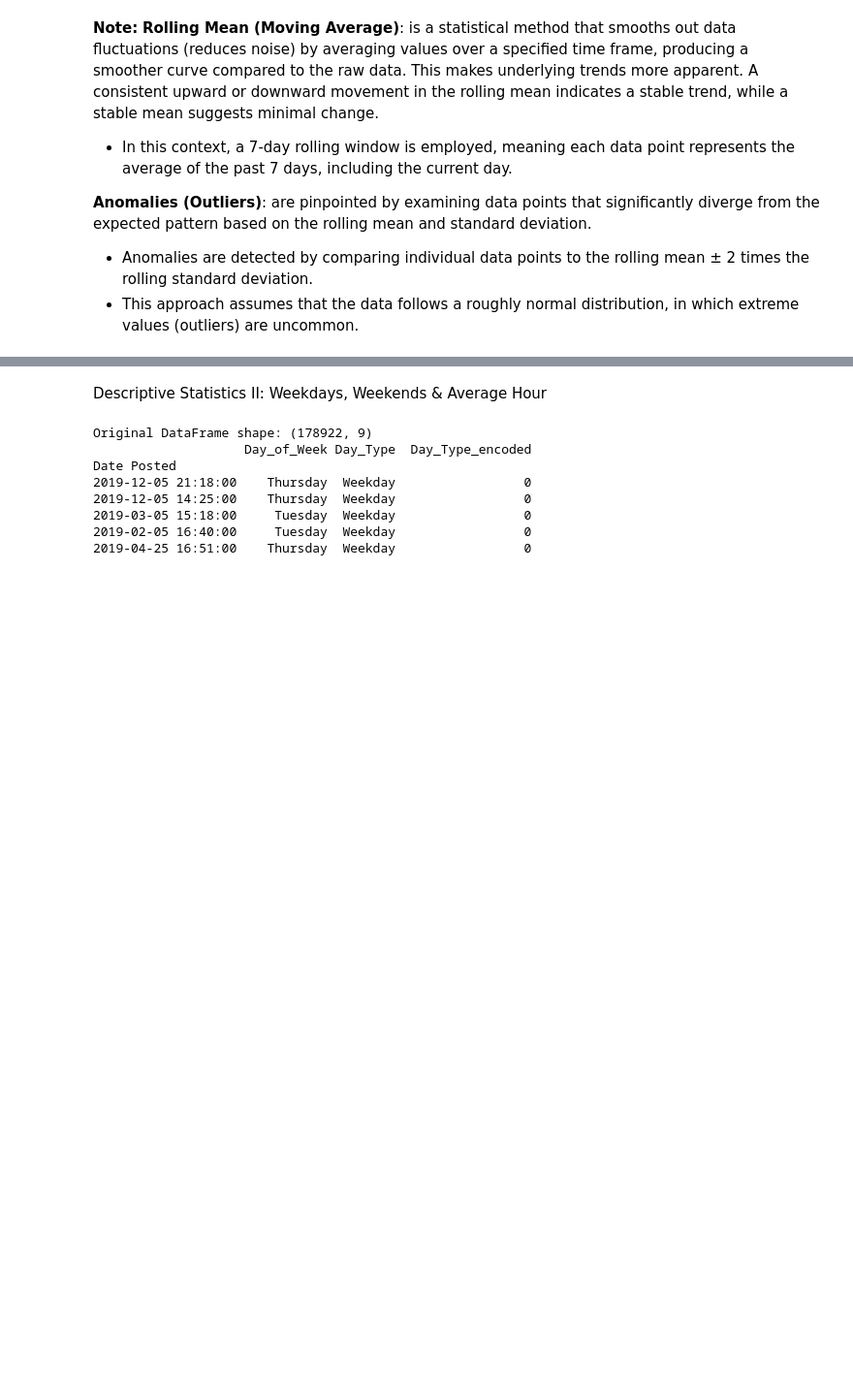
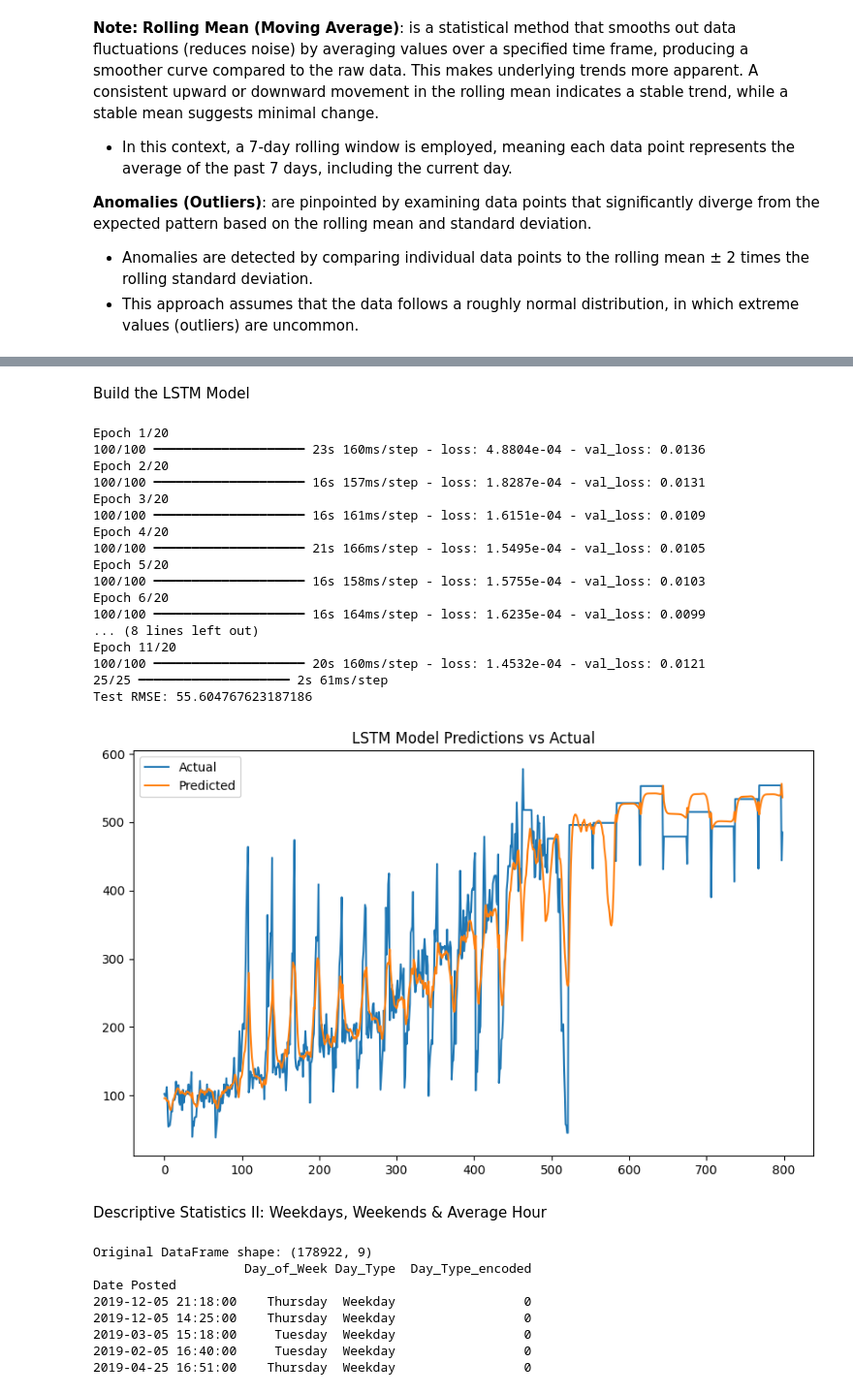
Before and after one commit to CleliaCaetano/-User-Behavior-Analysis-for-Optimizing-Engagement-on-Social-Media, a Jupyter notebook: Instagram_users_datetime_posts_data.ipynb, the cells around one changed output, grey strips where cells are left out. Shown at 97% size. Cells and saved outputs as stored; diff of their text form; code cells hidden in the pictures; blank space fills up the shorter version.

```diff
--- a/Instagram_users_datetime_posts_data.ipynb
+++ b/Instagram_users_datetime_posts_data.ipynb
@@ -674,0 +849,2 @@ plt.show()
+# %% [markdown]
+Build the LSTM Model
@@ -675,3 +855,74 @@ plt.show()
+# %%
+from tensorflow.keras.models import Sequential
+from tensorflow.keras.layers import LSTM, Dense, Dropout, Bidirectional
+from sklearn.metrics import mean_squared_error
+from math import sqrt
+from sklearn.model_selection import train_test_split
+from tensorflow.keras.callbacks import EarlyStopping
+
+# Build the LSTM model
+model = Sequential()
+
+# First LSTM layer with 100 units, Bidirectional, and Dropout
+model.add(Bidirectional(LSTM(units=100, return_sequences=True, input_shape=(X_train.shape[1], 1))))
+model.add(Dropout(0.2))
+
+# Second LSTM layer with 50 units and Dropout
+model.add(Bidirectional(LSTM(units=50, return_sequences=False)))
+model.add(Dropout(0.2))
+
+# Output layer with 1 unit (regression task)
+model.add(Dense(units=1))
+
+# Compile the model with Adam optimizer and mean squared error loss
+model.compile(optimizer='adam', loss='mean_squared_error')
+
+# Define early stopping: stop if validation loss does not improve for 3 consecutive epochs
+early_stopping = EarlyStopping(monitor='val_loss', patience=3, restore_best_weights=True)
+
+# Train the LSTM model with early stopping (use 20 epochs)
+history = model.fit(X_train, y_train, epochs=20, batch_size=32, validation_data=(X_test, y_test),
+                    verbose=1, callbacks=[early_stopping])
+
+# Make predictions using the trained model
+predictions = model.predict(X_test)
+
+# Inverse transform the predictions to the original scale
+predictions_inversed = scaler.inverse_transform(predictions)
+
+# Inverse transform the actual test data
+y_test_inversed = scaler.inverse_transform(y_test.reshape(-1, 1))
+
+# Evaluate the model using RMSE
+rmse = sqrt(mean_squared_error(y_test_inversed, predictions_inversed))
+print(f'Test RMSE: {rmse}')
+
+# Plot the results
+plt.figure(figsize=(10, 6))
+plt.plot(y_test_inversed, label='Actual')
+plt.plot(predictions_inversed, label='Predicted')
+plt.legend()
+plt.title('LSTM Model Predictions vs Actual')
+plt.show()
+# %% [output]
+Epoch 1/20
+100/100 ━━━━━━━━━━━━━━━━━━━━ 23s 160ms/step - loss: 4.8804e-04 - val_loss: 0.0136
+Epoch 2/20
+100/100 ━━━━━━━━━━━━━━━━━━━━ 16s 157ms/step - loss: 1.8287e-04 - val_loss: 0.0131
+Epoch 3/20
+100/100 ━━━━━━━━━━━━━━━━━━━━ 16s 161ms/step - loss: 1.6151e-04 - val_loss: 0.0109
+Epoch 4/20
+100/100 ━━━━━━━━━━━━━━━━━━━━ 21s 166ms/step - loss: 1.5495e-04 - val_loss: 0.0105
+Epoch 5/20
+100/100 ━━━━━━━━━━━━━━━━━━━━ 16s 158ms/step - loss: 1.5755e-04 - val_loss: 0.0103
+Epoch 6/20
+100/100 ━━━━━━━━━━━━━━━━━━━━ 16s 164ms/step - loss: 1.6235e-04 - val_loss: 0.0099
+... (8 lines left out)
+Epoch 11/20
+100/100 ━━━━━━━━━━━━━━━━━━━━ 20s 160ms/step - loss: 1.4532e-04 - val_loss: 0.0121
+25/25 ━━━━━━━━━━━━━━━━━━━━ 2s 61ms/step
+Test RMSE: 55.604767623187186
+[figure, added]
 # %% [markdown]
 Descriptive Statistics II: Weekdays, Weekends & Average Hour
 # %%
```
Also changed, not shown: parts of 35 cells of this notebook.
